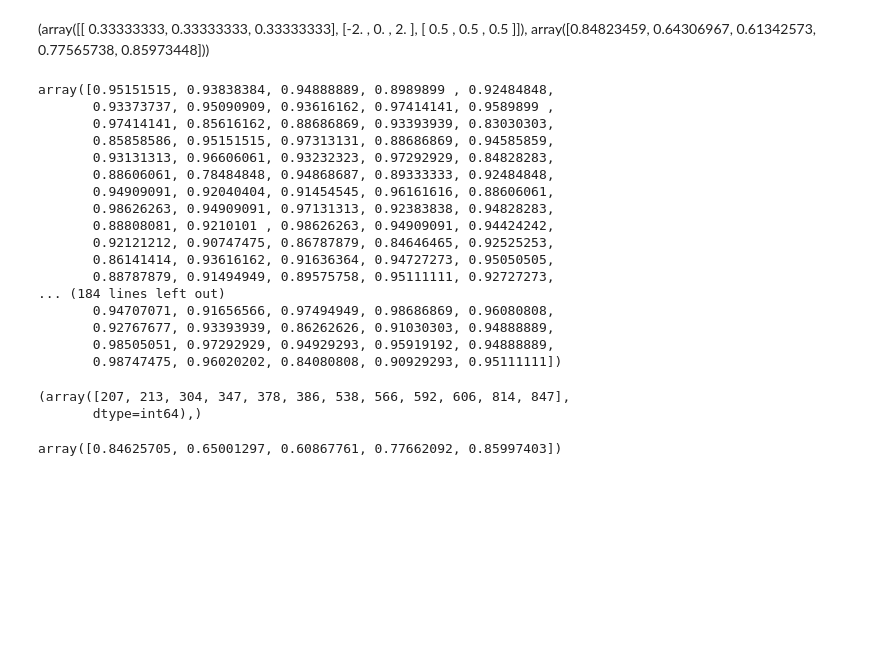
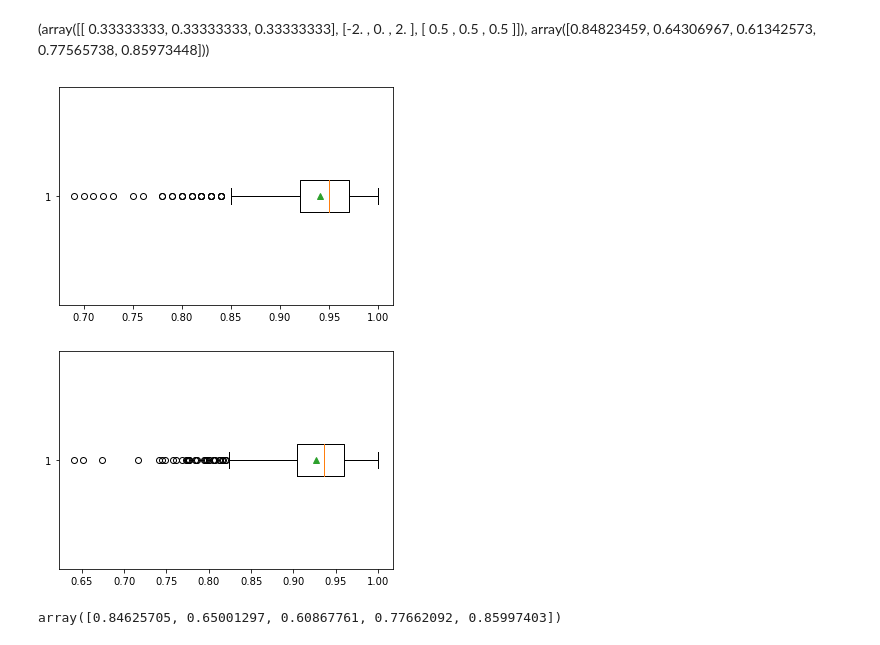
Before and after one commit to IXIXVI/graduate-first-year-homework, a Jupyter notebook: SUBGROUP论文/对比试验/综合结果.ipynb, the cells around one changed output. Saved outputs shown, nothing was run; the diff lists cells and outputs as text; code cells hidden in the pictures; blank space fills up the shorter version.

```diff
--- a/SUBGROUP论文/对比试验/综合结果.ipynb
+++ b/SUBGROUP论文/对比试验/综合结果.ipynb
@@ -36,4 +36,9 @@ for i in range(1000):
         if predclass[i,j]==sgroup[i,j]:
             Cratio[i,j]=1
 cr=np.sum(Cratio,axis=1)/100
+# %%
+plt.boxplot(cr,vert=False,showmeans=True )
+plt.show()
+# %% [output]
+[figure, added]
 # %%
@@ -41,31 +46,11 @@ cr=np.sum(Cratio,axis=1)/100
 RIindex=np.zeros(1000)
 for i in range(1000):
     RIindex[i]=rand_score(sgroup[i],predclass[i])
-# %%
-RIindex
-# %% [output]
-array([0.95151515, 0.93838384, 0.94888889, 0.8989899 , 0.92484848,
-       0.93373737, 0.95090909, 0.93616162, 0.97414141, 0.9589899 ,
-       0.97414141, 0.85616162, 0.88686869, 0.93393939, 0.83030303,
-       0.85858586, 0.95151515, 0.97313131, 0.88686869, 0.94585859,
-       0.93131313, 0.96606061, 0.93232323, 0.97292929, 0.84828283,
-       0.88606061, 0.78484848, 0.94868687, 0.89333333, 0.92484848,
-       0.94909091, 0.92040404, 0.91454545, 0.96161616, 0.88606061,
-       0.98626263, 0.94909091, 0.97131313, 0.92383838, 0.94828283,
-       0.88808081, 0.9210101 , 0.98626263, 0.94909091, 0.94424242,
-       0.92121212, 0.90747475, 0.86787879, 0.84646465, 0.92525253,
-       0.86141414, 0.93616162, 0.91636364, 0.94727273, 0.95050505,
-       0.88787879, 0.91494949, 0.89575758, 0.95111111, 0.92727273,
-... (184 lines left out)
-       0.94707071, 0.91656566, 0.97494949, 0.98686869, 0.96080808,
-       0.92767677, 0.93393939, 0.86262626, 0.91030303, 0.94888889,
-       0.98505051, 0.97292929, 0.94929293, 0.95919192, 0.94888889,
-       0.98747475, 0.96020202, 0.84080808, 0.90929293, 0.95111111])
-# %%
-np.mean(Betares,axis=0)
-# %% [output]
-(array([207, 213, 304, 347, 378, 386, 538, 566, 592, 606, 814, 847],
-       dtype=int64),)
+# %%
+plt.boxplot(RIindex,vert=False,showmeans=True )
+plt.show()
+# %% [output]
+[figure, added]
 # %%
 np.mean(Betares,axis=0)
 # %% [output]
```
Also changed, not shown: parts of 2 cells of this notebook, 5 other files.
